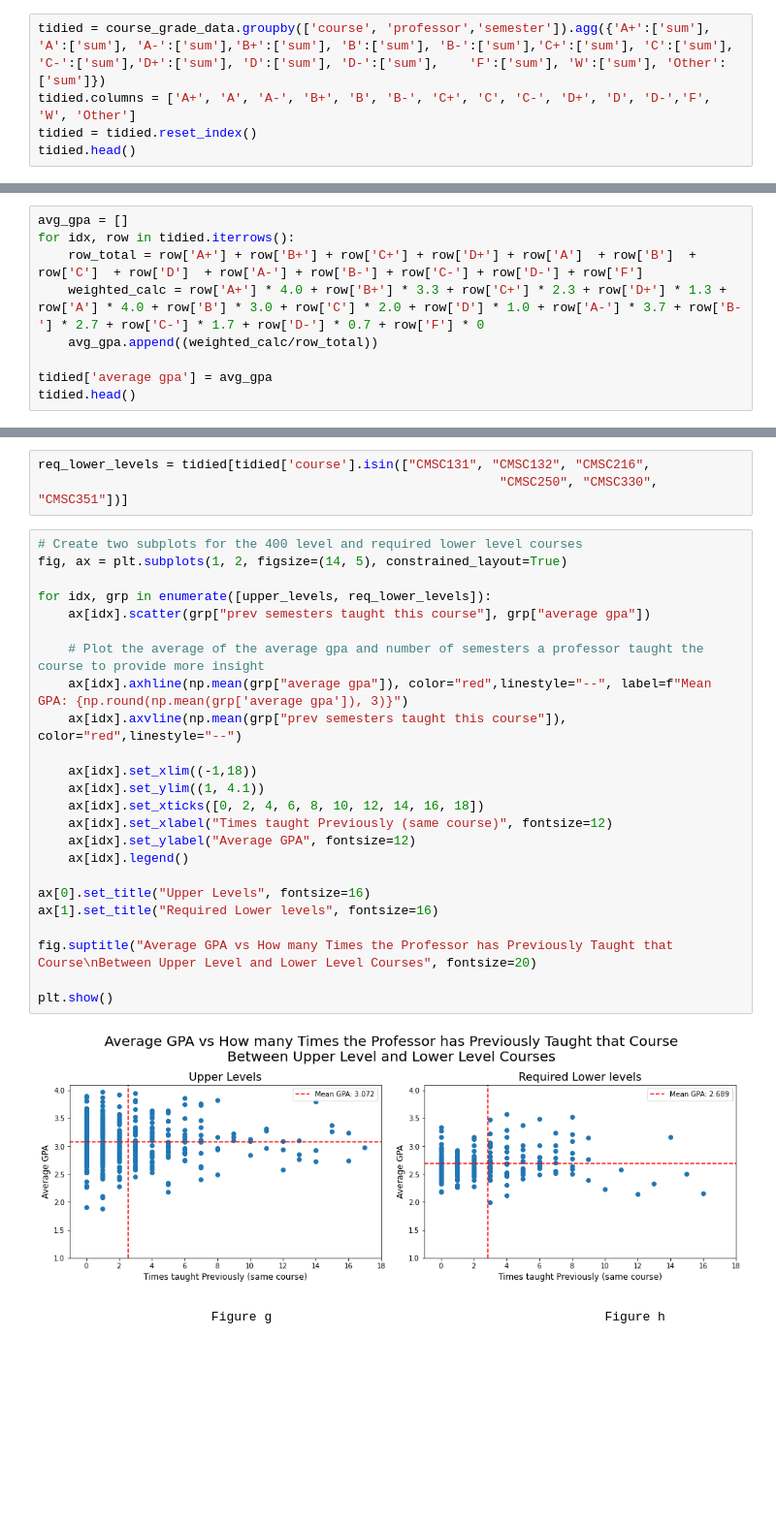
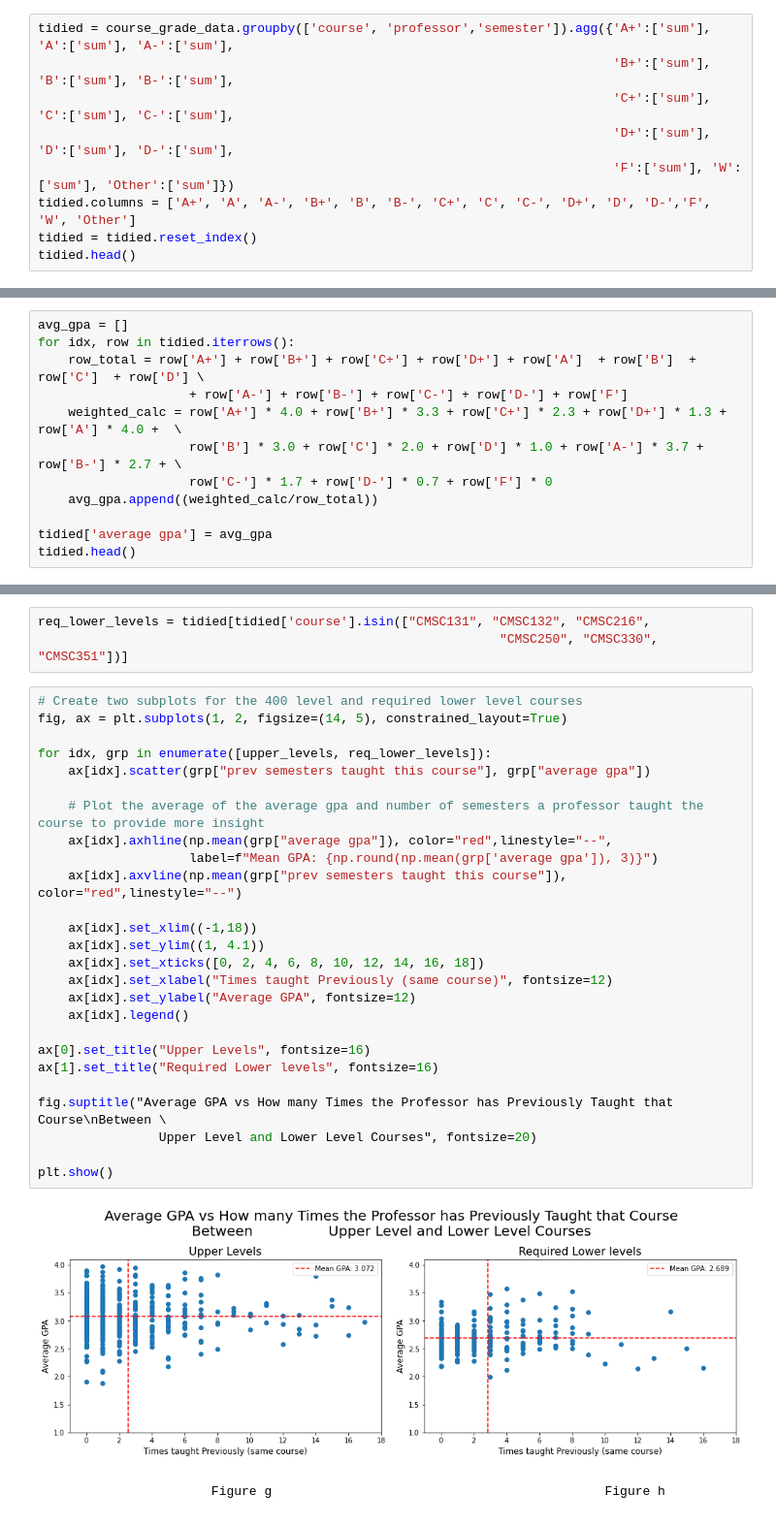
Before and after one commit to ssheldon10/ssheldon10.github.io, a Jupyter notebook: final_proj.ipynb, the cells around one changed output, grey strips where cells are left out. Shown: that part at 97% size. Drawn from its saved outputs; the diff is of its cells as text; blank space fills up the shorter version.

```diff
--- a/final_proj.ipynb
+++ b/final_proj.ipynb
@@ -169,7 +169,11 @@ Now we were ready to tidy the data. As it stands, the table is very dense with m
 
 To do this, we grouped the data by course, professor, and semester and calculated the sum of the number of different types of grades values (A+,A,A-,..., Other)
 # %%
-tidied = course_grade_data.groupby(['course', 'professor','semester']).agg({'A+':['sum'], 'A':['sum'], 'A-':['sum'],'B+':['sum'], 'B':['sum'], 'B-':['sum'],'C+':['sum'], 'C':['sum'], 'C-':['sum'],'D+':['sum'], 'D':['sum'], 'D-':['sum'],    'F':['sum'], 'W':['sum'], 'Other':['sum']})
+tidied = course_grade_data.groupby(['course', 'professor','semester']).agg({'A+':['sum'], 'A':['sum'], 'A-':['sum'],
+                                                                            'B+':['sum'], 'B':['sum'], 'B-':['sum'],
+                                                                            'C+':['sum'], 'C':['sum'], 'C-':['sum'],
+                                                                            'D+':['sum'], 'D':['sum'], 'D-':['sum'],
+                                                                            'F':['sum'], 'W':['sum'], 'Other':['sum']})
 tidied.columns = ['A+', 'A', 'A-', 'B+', 'B', 'B-', 'C+', 'C', 'C-', 'D+', 'D', 'D-','F', 'W', 'Other']
 tidied = tidied.reset_index()
 tidied.head()
@@ -185,8 +189,11 @@ We then decided to add several additional columns to the table, starting simply
 # %%
 avg_gpa = []
 for idx, row in tidied.iterrows():
-    row_total = row['A+'] + row['B+'] + row['C+'] + row['D+'] + row['A']  + row['B']  + row['C']  + row['D']  + row['A-'] + row['B-'] + row['C-'] + row['D-'] + row['F']
-    weighted_calc = row['A+'] * 4.0 + row['B+'] * 3.3 + row['C+'] * 2.3 + row['D+'] * 1.3 + row['A'] * 4.0 + row['B'] * 3.0 + row['C'] * 2.0 + row['D'] * 1.0 + row['A-'] * 3.7 + row['B-'] * 2.7 + row['C-'] * 1.7 + row['D-'] * 0.7 + row['F'] * 0
+    row_total = row['A+'] + row['B+'] + row['C+'] + row['D+'] + row['A']  + row['B']  + row['C']  + row['D'] \
+                    + row['A-'] + row['B-'] + row['C-'] + row['D-'] + row['F']
+    weighted_calc = row['A+'] * 4.0 + row['B+'] * 3.3 + row['C+'] * 2.3 + row['D+'] * 1.3 + row['A'] * 4.0 +  \
+                    row['B'] * 3.0 + row['C'] * 2.0 + row['D'] * 1.0 + row['A-'] * 3.7 + row['B-'] * 2.7 + \
+                    row['C-'] * 1.7 + row['D-'] * 0.7 + row['F'] * 0
     avg_gpa.append((weighted_calc/row_total))
 
 tidied['average gpa'] = avg_gpa
@@ -418,29 +427,31 @@ req_lower_levels = tidied[tidied['course'].isin(["CMSC131", "CMSC132", "CMSC216"
 # %%
 # Create two subplots for the 400 level and required lower level courses
 fig, ax = plt.subplots(1, 2, figsize=(14, 5), constrained_layout=True)
 
 for idx, grp in enumerate([upper_levels, req_lower_levels]):
     ax[idx].scatter(grp["prev semesters taught this course"], grp["average gpa"])
 
     # Plot the average of the average gpa and number of semesters a professor taught the course to provide more insight
-    ax[idx].axhline(np.mean(grp["average gpa"]), color="red",linestyle="--", label=f"Mean GPA: {np.round(np.mean(grp['average gpa']), 3)}")
+    ax[idx].axhline(np.mean(grp["average gpa"]), color="red",linestyle="--",
+                    label=f"Mean GPA: {np.round(np.mean(grp['average gpa']), 3)}")
     ax[idx].axvline(np.mean(grp["prev semesters taught this course"]), color="red",linestyle="--")
 
     ax[idx].set_xlim((-1,18))
     ax[idx].set_ylim((1, 4.1))
     ax[idx].set_xticks([0, 2, 4, 6, 8, 10, 12, 14, 16, 18])
     ax[idx].set_xlabel("Times taught Previously (same course)", fontsize=12)
     ax[idx].set_ylabel("Average GPA", fontsize=12)
     ax[idx].legend()
 
 ax[0].set_title("Upper Levels", fontsize=16)
 ax[1].set_title("Required Lower levels", fontsize=16)
 
-fig.suptitle("Average GPA vs How many Times the Professor has Previously Taught that Course\nBetween Upper Level and Lower Level Courses", fontsize=20)
+fig.suptitle("Average GPA vs How many Times the Professor has Previously Taught that Course\nBetween \
+                Upper Level and Lower Level Courses", fontsize=20)
 
 plt.show()
 # %% [output]
-[figure, old version]
+[figure, new version]
 # %% [markdown]
                          Figure g                                            Figure h
 # %% [markdown]
```
Also changed, not shown: parts of 19 cells of this notebook.
